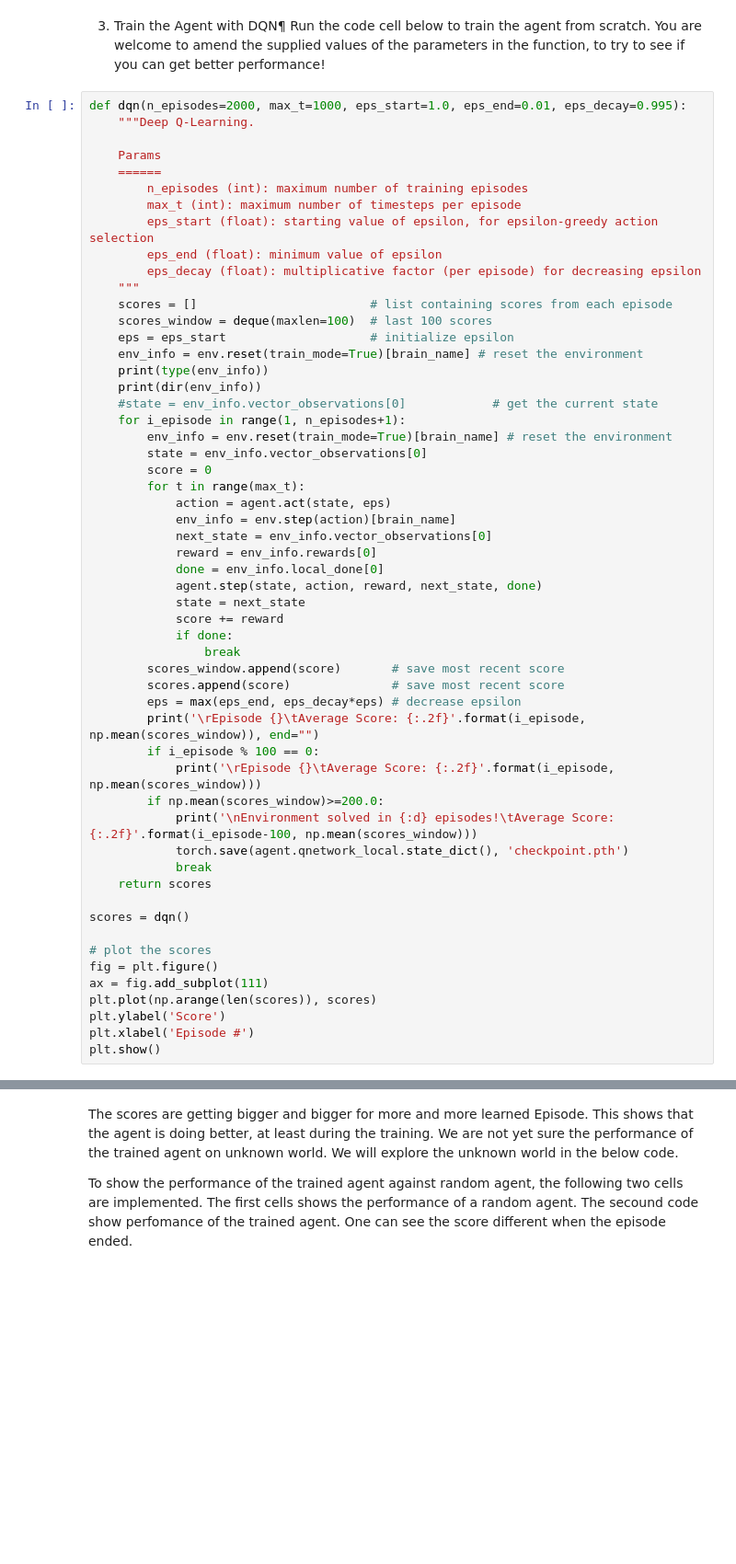
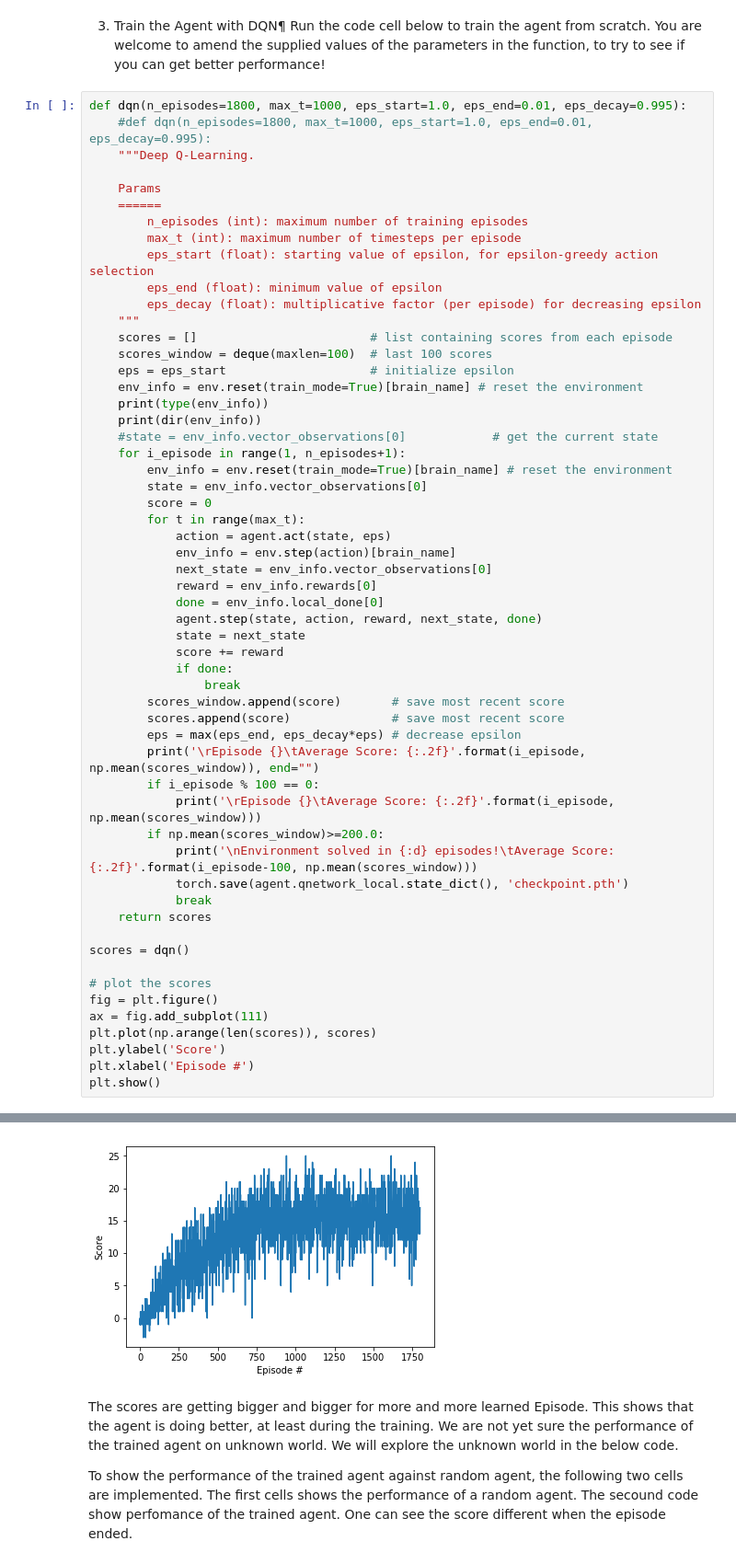
Before and after one commit to peerajak/ReinforcementNavigation, a Jupyter notebook: Navigation.ipynb, the cells around one changed output, grey strips where cells are left out. Shown: that part at 92% size. Drawn from its saved outputs; the diff is of its cells as text; blank space fills up the shorter version.

```diff
--- a/Navigation.ipynb
+++ b/Navigation.ipynb
@@ -131,7 +154,8 @@ agent = Agent(brain.vector_observation_space_size, brain.vector_action_space_siz
 3. Train the Agent with DQN¶
 Run the code cell below to train the agent from scratch. You are welcome to amend the supplied values of the parameters in the function, to try to see if you can get better performance!
 # %%
-def dqn(n_episodes=2000, max_t=1000, eps_start=1.0, eps_end=0.01, eps_decay=0.995):
+def dqn(n_episodes=1800, max_t=1000, eps_start=1.0, eps_end=0.01, eps_decay=0.995):
+    #def dqn(n_episodes=1800, max_t=1000, eps_start=1.0, eps_end=0.01, eps_decay=0.995):
     """Deep Q-Learning.
 
     Params
@@ -195,3 +233,4 @@ Episode 363     Average Score: 9.45
+[figure, added]
 # %% [markdown]
 The scores are getting bigger and bigger for more and more learned Episode. This shows that the agent is doing better, at least during the training.
 We are not yet sure the performance of the trained agent on unknown world. We will explore the unknown world in the below code.
```
Also changed, not shown: parts of 14 cells of this notebook, 2 other files.
